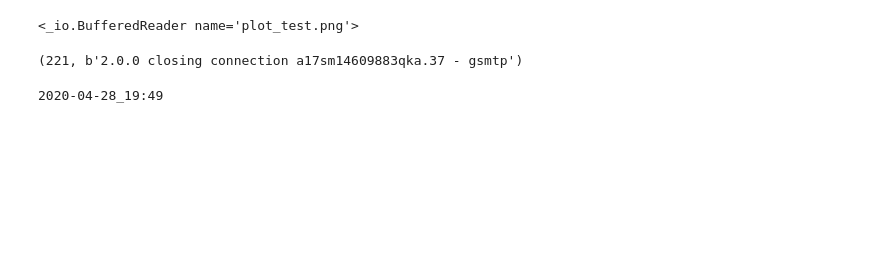
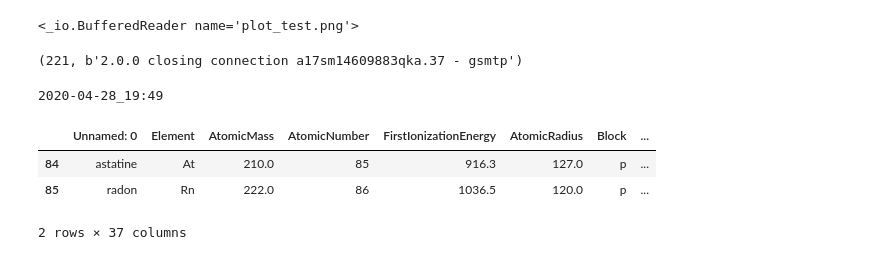
Before and after one commit to FLira2000/supercon, a Jupyter notebook: target.ipynb, the cells around one changed output. Saved outputs shown, nothing was run; the diff lists cells and outputs as text; code cells hidden in the pictures; blank space fills up the shorter version.

```diff
--- a/target.ipynb
+++ b/target.ipynb
@@ -129,3 +129,12 @@ agora = datetime.datetime.now()
 print(agora.strftime("%Y-%m-%d_%H:%M"))
 # %% [output]
 2020-04-28_19:49
+# %%
+element_data = pd.read_csv('element_data.csv')
+# %%
+element_data.tail(2)
+# %% [output]
+|  | Unnamed: 0 | Element | AtomicMass | AtomicNumber | FirstIonizationEnergy | AtomicRadius | Block | ... |
+| 84 | astatine | At | 210.0 | 85 | 916.3 | 127.0 | p | ... |
+| 85 | radon | Rn | 222.0 | 86 | 1036.5 | 120.0 | p | ... |
+2 rows × 37 columns
```
Also changed, not shown: parts of 17 cells of this notebook, 2 other files.
